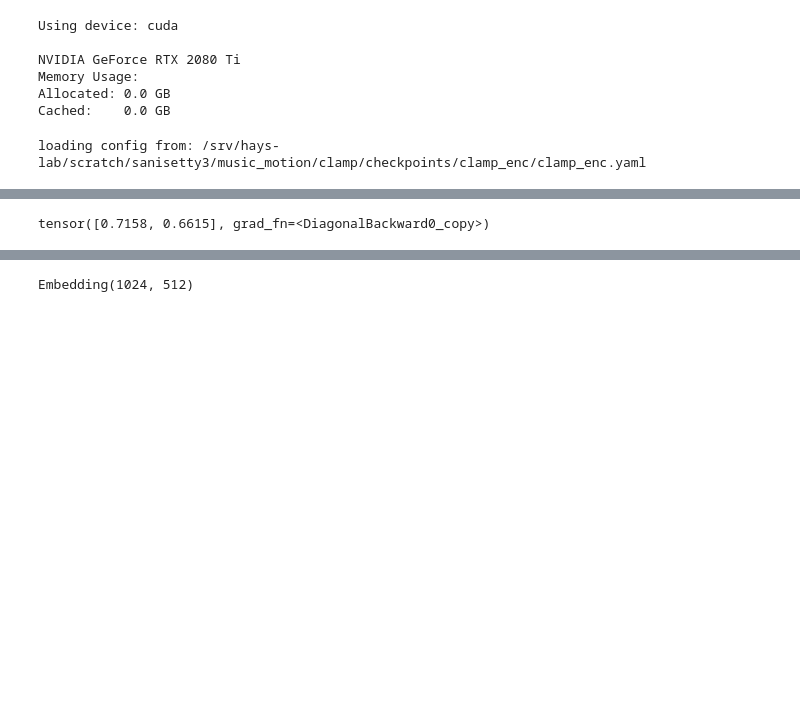
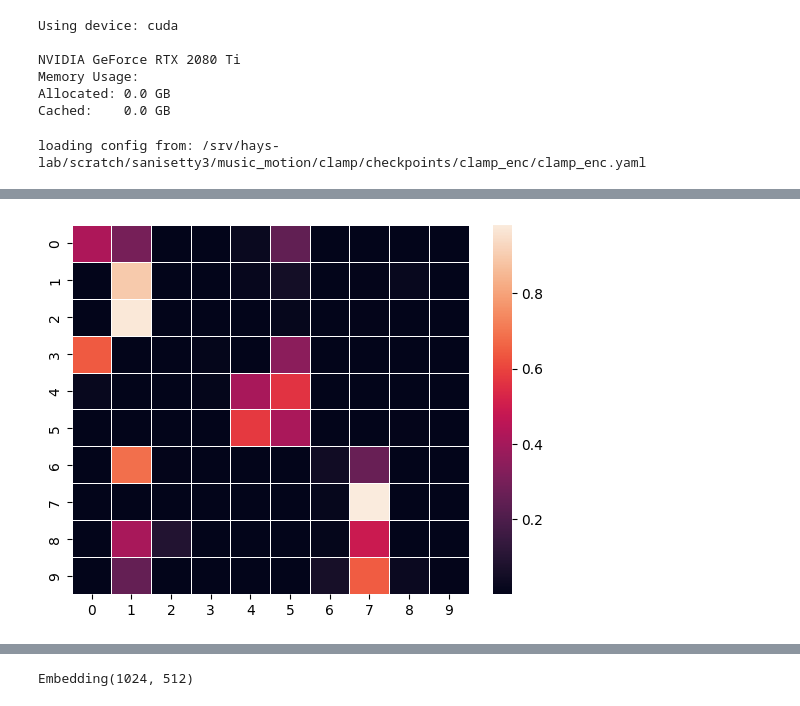
Before and after one commit to sohananisetty/CLAMP, a Jupyter notebook: motionclap.ipynb, the cells around one changed output, grey strips where cells are left out. Cells and saved outputs as stored; diff of their text form; code cells hidden in the pictures; blank space fills up the shorter version.

```diff
--- a/motionclap.ipynb
+++ b/motionclap.ipynb
@@ -122,7 +181,7 @@ tensor([[0.6821, 0.3179],
 # %%
 logits_per_motion_vs_text = out.logits_per_motion_vs_text
 probs2 = logits_per_motion_vs_text.softmax(dim=-1)
+ax = sns.heatmap(np.array(probs2.detach().cpu()), linewidth=0.5)
+plt.show()
+# %% [output]
+[figure, added]
-# %%
-torch.diag(probs2)
-# %% [output]
-tensor([0.7158, 0.6615], grad_fn=<DiagonalBackward0_copy>)
```
Also changed, not shown: parts of 51 cells of this notebook, 8 other files.
